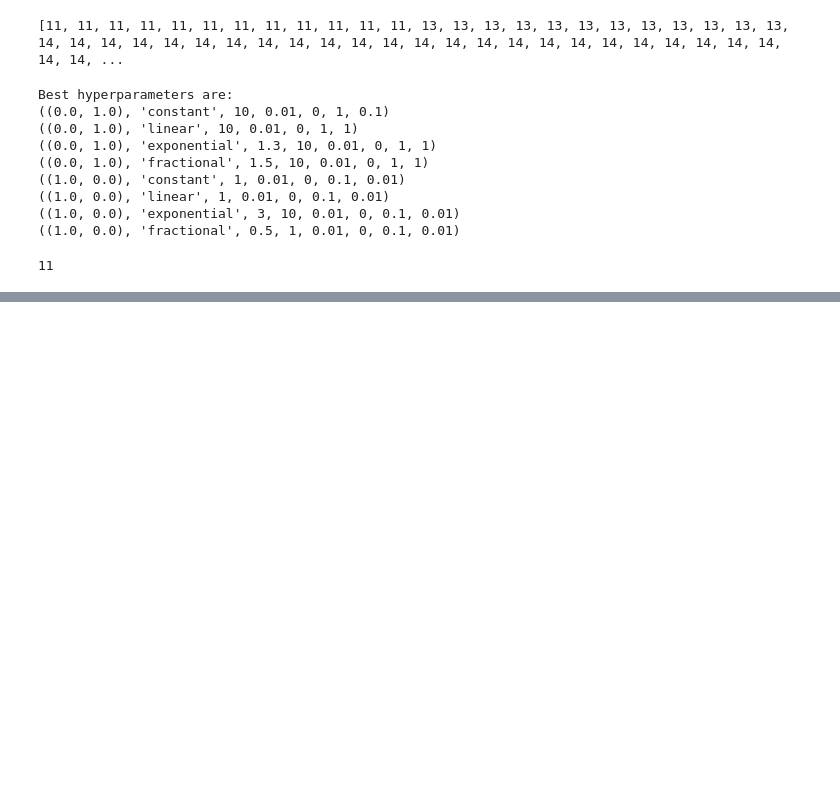
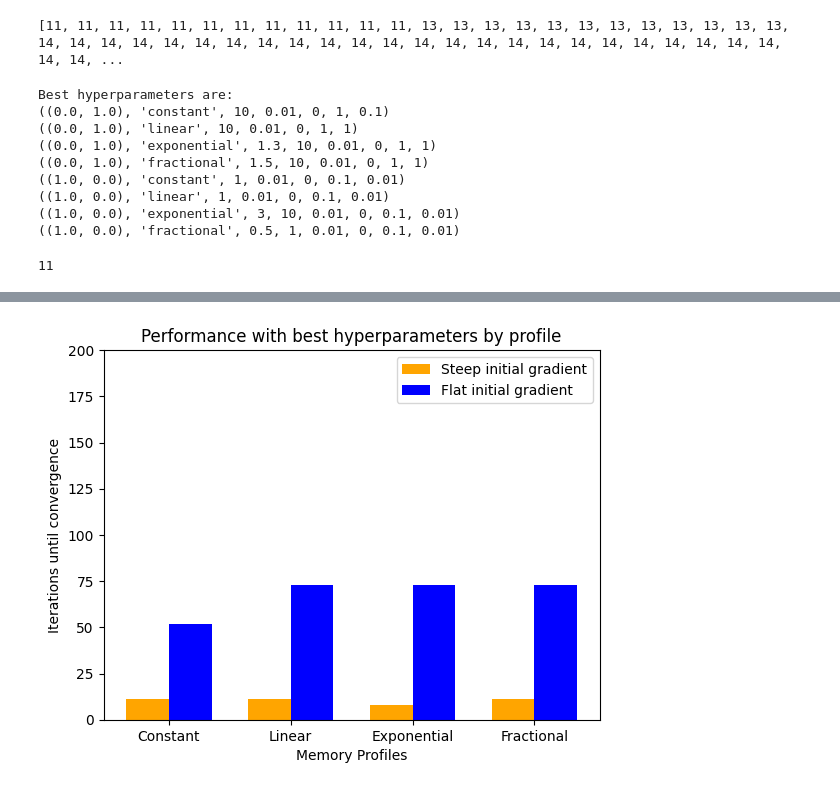
Before and after one commit to AndreiLix/FrODO, a Jupyter notebook: FOLDER_code/gridsearch_23Feb2024.ipynb, the cells around one changed output, grey strips where cells are left out. Saved outputs shown, nothing was run; the diff lists cells and outputs as text; code cells hidden in the pictures; blank space fills up the shorter version.

```diff
--- a/FOLDER_code/gridsearch_23Feb2024.ipynb
+++ b/FOLDER_code/gridsearch_23Feb2024.ipynb
@@ -144,0 +147,99 @@ plt.show()
+# %%
+import pickle
+from comdo.utils import *
+import numpy as np
+import matplotlib.pyplot as plt
+
+with open("/home/andrei/Desktop/PROJECT_ELLIS_COMDO/FOLDER_code/v2_saved_performance_dict.pkl", "rb") as f:
+    performance_dict = pickle.load(f)
+
+fractional_steep = {}
+fractional_flat = {}
+
+constant_steep = {}
+constant_flat = {}
+
+linear_steep = {}
+linear_flat = {}
+
+exponential_steep = {}
+exponential_flat = {}
+
+for key, value in performance_dict.items():
+    if "fractional" in key and (1.0, 0.0) in key:
+        fractional_steep[key] = value
+
+    if "fractional" in key and (0.0, 1.0) in key:
+        fractional_flat[key] = value
+
+    if "constant" in key and (1.0, 0.0) in key:
+        constant_steep[key] = value
+    if "constant" in key and (0.0, 1.0) in key:
+        constant_flat[key] = value
+
+    if "linear" in key and (1.0, 0.0) in key:
+        linear_steep[key] = value
+    if "linear" in key and (0.0, 1.0) in key:
+        linear_flat[key] = value
+
+    if "exponential" in key and (1.0, 0.0) in key:
+        exponential_steep[key] = value
+    if "exponential" in key and (0.0, 1.0) in key:
+        exponential_flat[key] = value
+
+
+sorted_fractional_flat = sorted(fractional_flat, key=fractional_flat.get)
+sorted_constant_flat = sorted(constant_flat, key=constant_flat.get)
+sorted_linear_flat = sorted(linear_flat, key=linear_flat.get)
+sorted_exponential_flat = sorted(exponential_flat, key=exponential_flat.get)
+
+sorted_fractional_steep = sorted(fractional_steep, key=fractional_steep.get)
+sorted_constant_steep = sorted(constant_steep, key=constant_steep.get)
+sorted_linear_steep = sorted(linear_steep, key=linear_steep.get)
+sorted_exponential_steep = sorted(exponential_steep, key=exponential_steep.get)
+
+key_bestHyperparameter_constant_flat = sorted_constant_flat[0]
+key_bestHyperparameter_linear_flat = sorted_linear_flat[0]
+key_bestHyperparameter_exponential_flat = sorted_exponential_flat[0]
+key_bestHyperparameter_fractional_flat = sorted_fractional_flat[0]
+
+key_bestHyperparameter_constant_steep = sorted_constant_steep[0]
+key_bestHyperparameter_linear_steep = sorted_linear_steep[0]
+key_bestHyperparameter_exponential_steep = sorted_exponential_steep[0]
+key_bestHyperparameter_fractional_steep = sorted_fractional_steep[0]
+
+
+bestHyperparameter_constant_flat = performance_dict[sorted_constant_flat[0]]
+bestHyperparameter_linear_flat = performance_dict[sorted_linear_flat[0]]
+bestHyperparameter_exponential_flat = performance_dict[sorted_exponential_flat[0]]
+bestHyperparameter_fractional_flat = performance_dict[sorted_fractional_flat[0]]
+
+bestHyperparameter_constant_steep = performance_dict[sorted_constant_steep[0]]
+bestHyperparameter_linear_steep = performance_dict[sorted_linear_steep[0]]
+bestHyperparameter_exponential_steep = performance_dict[sorted_exponential_steep[0]]
+bestHyperparameter_fractional_steep = performance_dict[sorted_fractional_steep[0]]
+
+
+steep_data = [bestHyperparameter_constant_steep, bestHyperparameter_linear_steep, bestHyperparameter_exponential_steep, bestHyperparameter_fractional_steep]
+flat_data = [bestHyperparameter_constant_flat, bestHyperparameter_linear_flat, bestHyperparameter_exponential_flat, bestHyperparameter_fractional_flat]
+
+# Create bar plot
+bar_width = 0.35
+index = np.arange(4)
+
+fig, ax = plt.subplots()
+bar1 = ax.bar(index , steep_data, bar_width, label='Steep initial gradient', color='orange')
+bar2 = ax.bar(index+ bar_width, flat_data, bar_width, label='Flat initial gradient', color='blue')
+
+ax.set_xlabel('Memory Profiles')
+ax.set_ylabel('Iterations until convergence')
+ax.set_ylim(0, 200)
+
+
+ax.set_xticks(index + bar_width / 2)
+ax.set_xticklabels(['Constant', 'Linear', 'Exponential', 'Fractional'])
+ax.legend()
+ax.set_title("Performance with best hyperparameters by profile")
+plt.show()
+# %% [output]
+[figure, added]
```
Also changed, not shown: parts of 2 cells of this notebook.
